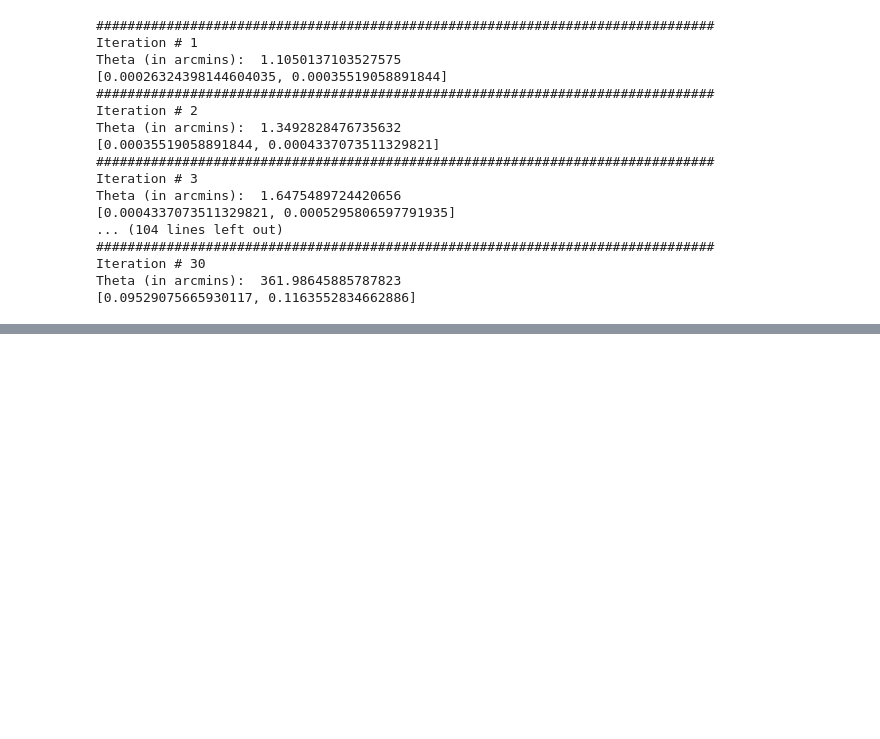
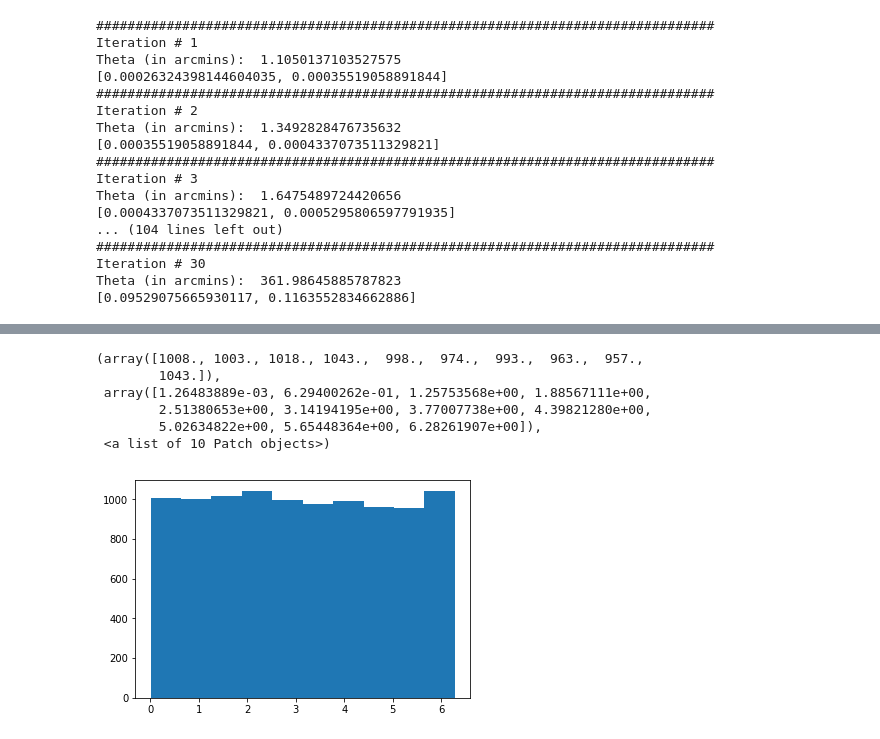
Before and after one commit to anikhalder/Integrated_Bispectrum, a Jupyter notebook: integrated_bispectrum_lognormal/theoretical_lognormal_py/test_i_Xi_integration.ipynb, the cells around one changed output, grey strips where cells are left out. Cells and saved outputs as stored; diff of their text form; code cells hidden in the pictures; blank space fills up the shorter version.

```diff
--- a/integrated_bispectrum_lognormal/theoretical_lognormal_py/test_i_Xi_integration.ipynb
+++ b/integrated_bispectrum_lognormal/theoretical_lognormal_py/test_i_Xi_integration.ipynb
@@ -532,0 +578,10 @@ Theta (in arcmins):  361.98645885787823
+# %%
+plt.hist(phi)
+# %% [output]
+(array([1008., 1003., 1018., 1043.,  998.,  974.,  993.,  963.,  957.,
+        1043.]),
+ array([1.26483889e-03, 6.29400262e-01, 1.25753568e+00, 1.88567111e+00,
+        2.51380653e+00, 3.14194195e+00, 3.77007738e+00, 4.39821280e+00,
+        5.02634822e+00, 5.65448364e+00, 6.28261907e+00]),
+ <a list of 10 Patch objects>)
+[figure, added]
```
Also changed, not shown: parts of 7 cells of this notebook, 1 other file.
